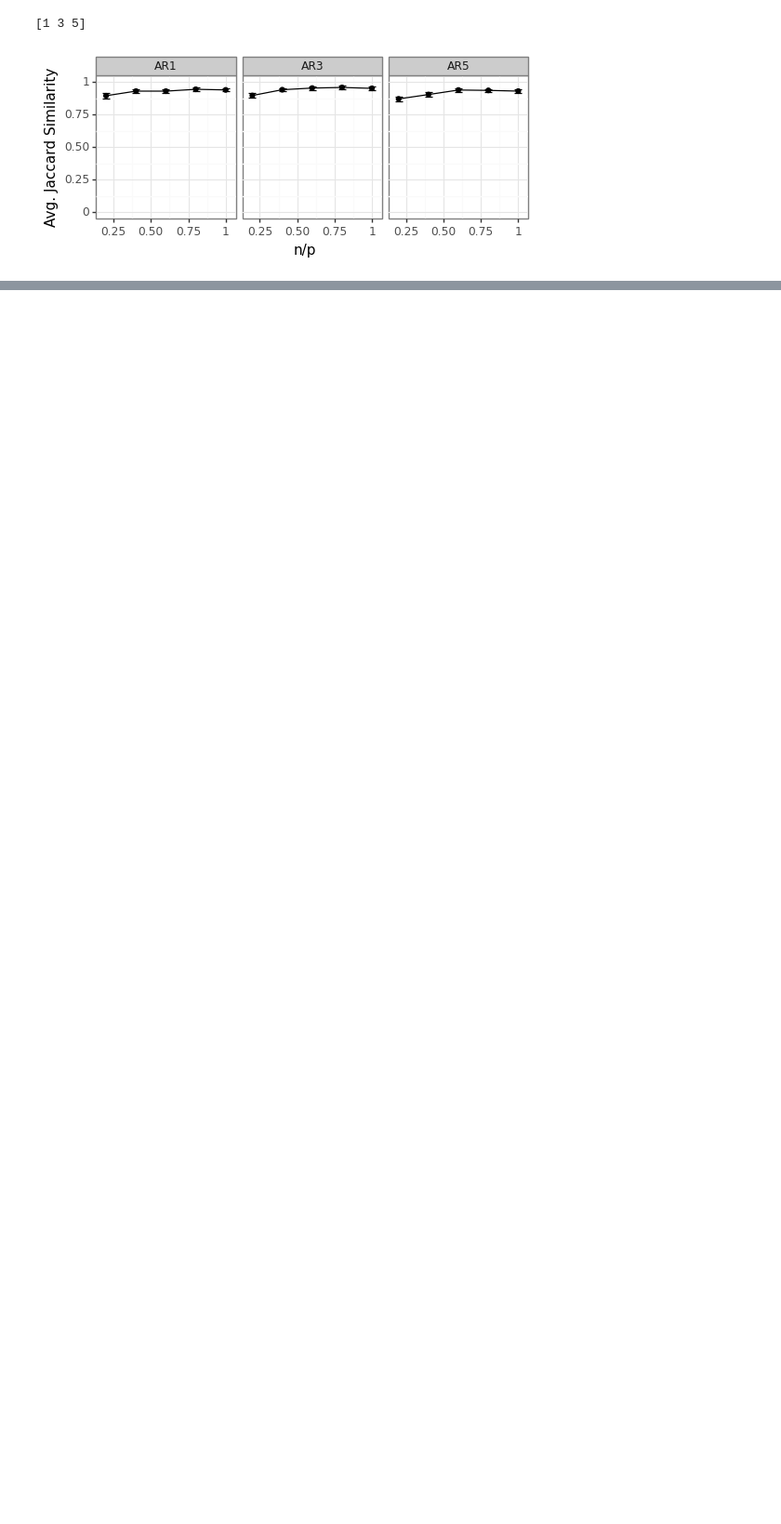
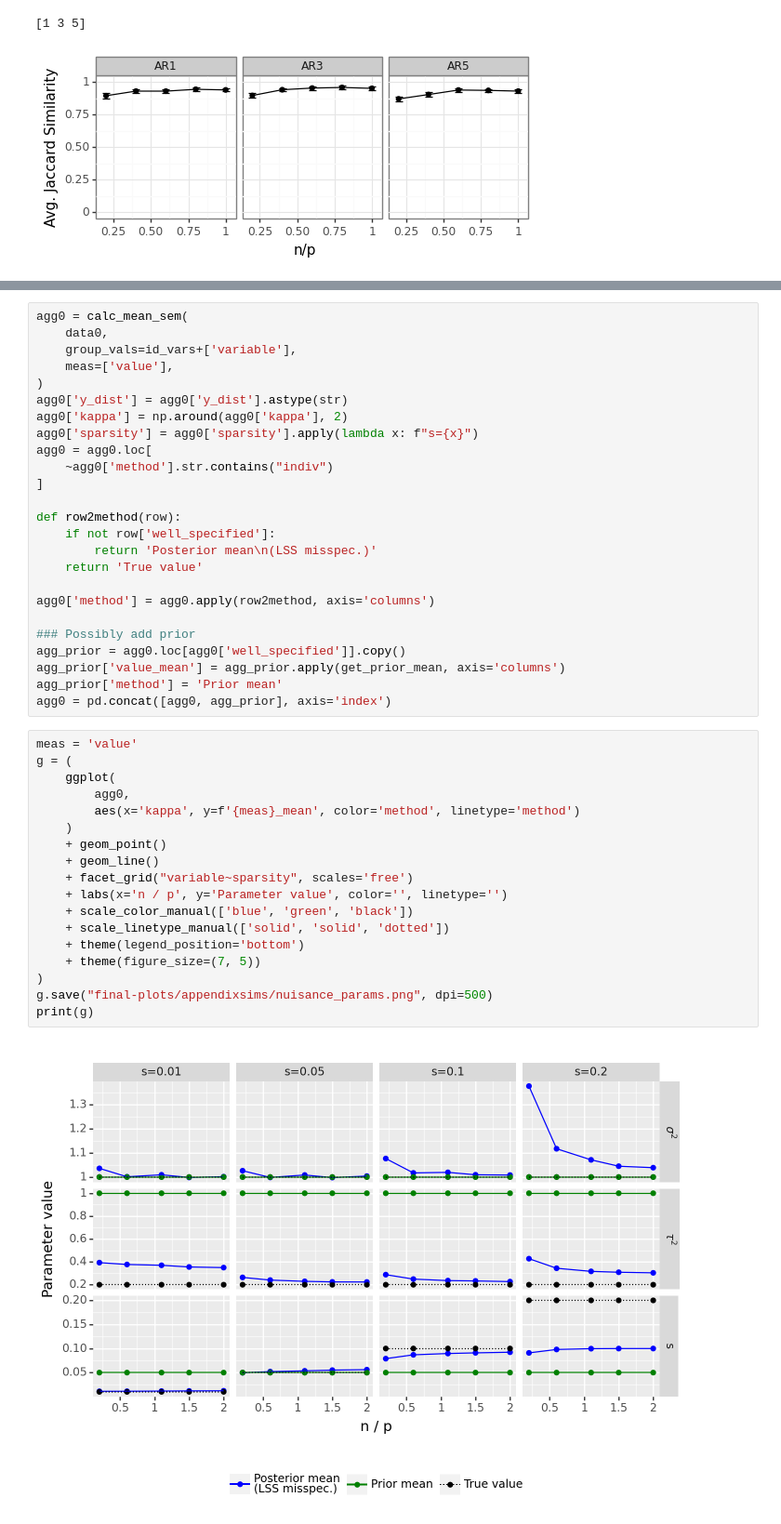
Before and after one commit to amspector100/blip_sims, a Jupyter notebook: final_sim_plots.ipynb, the cells around one changed output, grey strips where cells are left out. Shown at 93% size. Cells and saved outputs as stored; diff of their text form; blank space fills up the shorter version.

```diff
--- a/final_sim_plots.ipynb
+++ b/final_sim_plots.ipynb
@@ -2280,0 +2491,45 @@ print(g)
+# %%
+agg0 = calc_mean_sem(
+    data0,
+    group_vals=id_vars+['variable'],
+    meas=['value'],
+)
+agg0['y_dist'] = agg0['y_dist'].astype(str)
+agg0['kappa'] = np.around(agg0['kappa'], 2)
+agg0['sparsity'] = agg0['sparsity'].apply(lambda x: f"s={x}")
+agg0 = agg0.loc[
+    ~agg0['method'].str.contains("indiv")
+]
+
+def row2method(row):
+    if not row['well_specified']:
+        return 'Posterior mean\n(LSS misspec.)'
+    return 'True value'
+
+agg0['method'] = agg0.apply(row2method, axis='columns')
+
+### Possibly add prior
+agg_prior = agg0.loc[agg0['well_specified']].copy()
+agg_prior['value_mean'] = agg_prior.apply(get_prior_mean, axis='columns')
+agg_prior['method'] = 'Prior mean'
+agg0 = pd.concat([agg0, agg_prior], axis='index')
+# %%
+meas = 'value'
+g = (
+    ggplot(
+        agg0,
+        aes(x='kappa', y=f'{meas}_mean', color='method', linetype='method')
+    )
+    + geom_point()
+    + geom_line()
+    + facet_grid("variable~sparsity", scales='free')
+    + labs(x='n / p', y='Parameter value', color='', linetype='')
+    + scale_color_manual(['blue', 'green', 'black'])
+    + scale_linetype_manual(['solid', 'solid', 'dotted'])
+    + theme(legend_position='bottom')
+    + theme(figure_size=(7, 5))
+)
+g.save("final-plots/appendixsims/nuisance_params.png", dpi=500)
+print(g)
+# %% [output]
+[figure, added]
```
Also changed, not shown: parts of 12 cells of this notebook.
